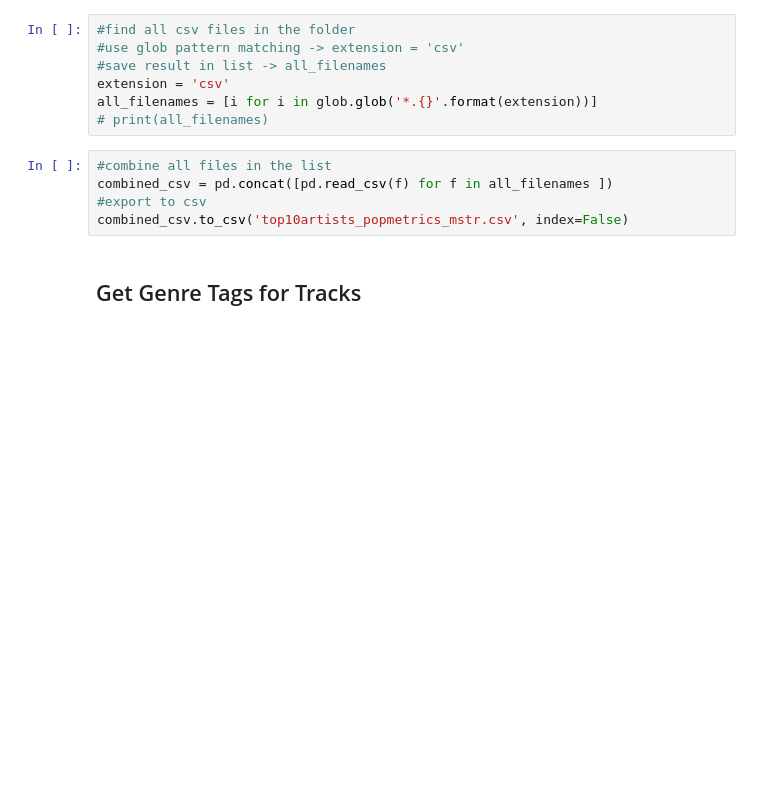
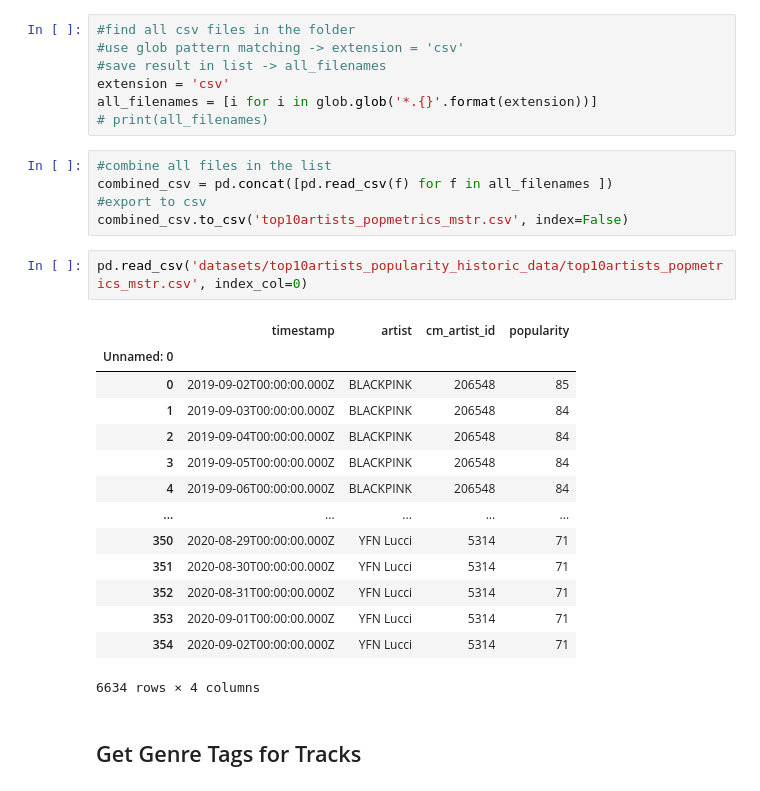
Before and after one commit to jacksonbull87/Roses-Explosion, a Jupyter notebook: ChartMetric API Workbook.ipynb, the cells around one changed output. Saved outputs shown, nothing was run; the diff lists cells and outputs as text; blank space fills up the shorter version.

```diff
--- a/ChartMetric API Workbook.ipynb
+++ b/ChartMetric API Workbook.ipynb
@@ -281,6 +281,23 @@ all_filenames = [i for i in glob.glob('*.{}'.format(extension))]
 combined_csv = pd.concat([pd.read_csv(f) for f in all_filenames ])
 #export to csv
 combined_csv.to_csv('top10artists_popmetrics_mstr.csv', index=False)
+# %%
+pd.read_csv('datasets/top10artists_popularity_historic_data/top10artists_popmetrics_mstr.csv', index_col=0)
+# %% [output]
+|  | timestamp | artist | cm_artist_id | popularity |
+| Unnamed: 0 |  |  |  |  |
+| 0 | 2019-09-02T00:00:00.000Z | BLACKPINK | 206548 | 85 |
+| 1 | 2019-09-03T00:00:00.000Z | BLACKPINK | 206548 | 84 |
+| 2 | 2019-09-04T00:00:00.000Z | BLACKPINK | 206548 | 84 |
+| 3 | 2019-09-05T00:00:00.000Z | BLACKPINK | 206548 | 84 |
+| 4 | 2019-09-06T00:00:00.000Z | BLACKPINK | 206548 | 84 |
+| ... | ... | ... | ... | ... |
+| 350 | 2020-08-29T00:00:00.000Z | YFN Lucci | 5314 | 71 |
+| 351 | 2020-08-30T00:00:00.000Z | YFN Lucci | 5314 | 71 |
+| 352 | 2020-08-31T00:00:00.000Z | YFN Lucci | 5314 | 71 |
+| 353 | 2020-09-01T00:00:00.000Z | YFN Lucci | 5314 | 71 |
+| 354 | 2020-09-02T00:00:00.000Z | YFN Lucci | 5314 | 71 |
+6634 rows × 4 columns
 # %% [markdown]
 ## Get Genre Tags for Tracks
 # %%
```
Also changed, not shown: 1 other file.
